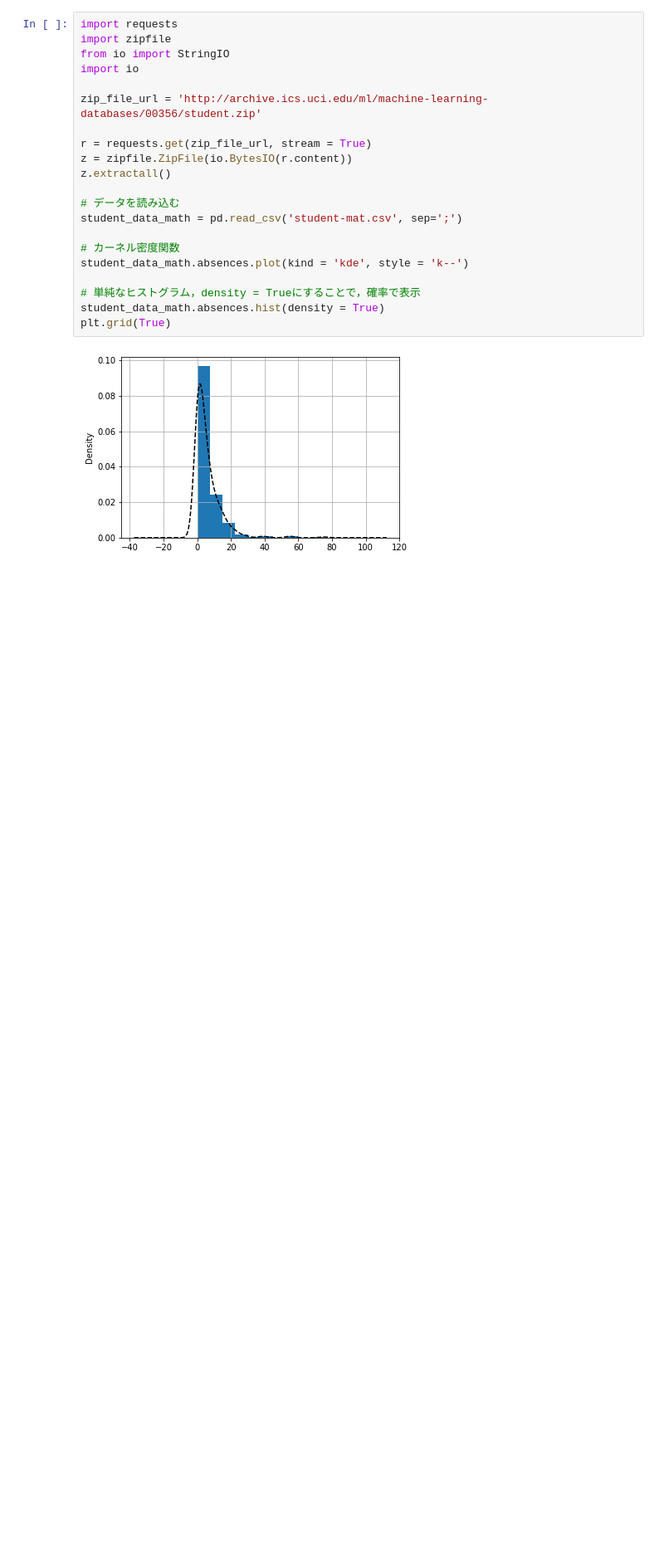
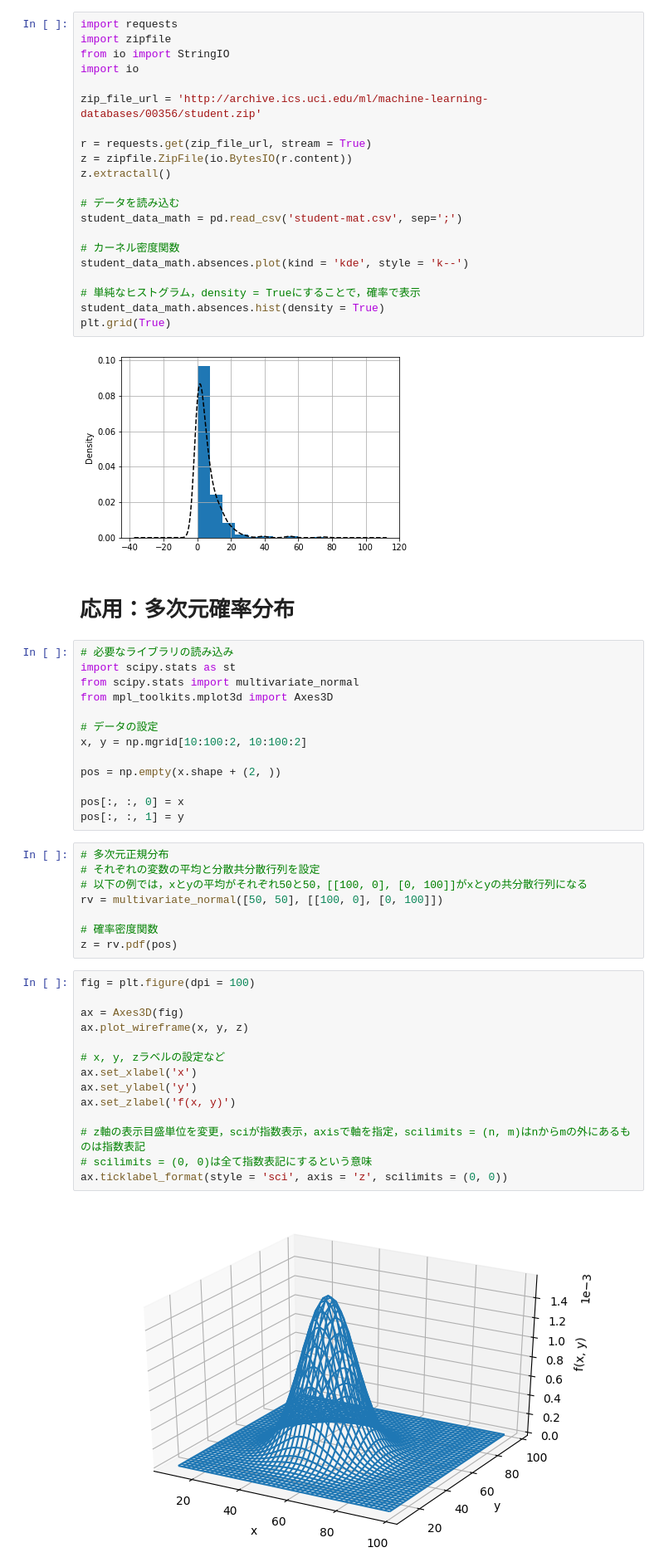
Before and after one commit to HidehikoMURAO/Data-Scientist-Training-Course, a Jupyter notebook: Chapter 4.ipynb, the cells around one changed output. Shown: that part at 83% size. Cells and saved outputs as stored; diff of their text form; blank space fills up the shorter version.

```diff
--- a/Chapter 4.ipynb
+++ b/Chapter 4.ipynb
@@ -138,3 +138,42 @@ student_data_math.absences.hist(density = True)
 plt.grid(True)
 # %% [output]
 [figure]
+# %% [markdown]
+# 応用：多次元確率分布
+# %%
+# 必要なライブラリの読み込み
+import scipy.stats as st
+from scipy.stats import multivariate_normal
+from mpl_toolkits.mplot3d import Axes3D
+
+# データの設定
+x, y = np.mgrid[10:100:2, 10:100:2]
+
+pos = np.empty(x.shape + (2, ))
+
+pos[:, :, 0] = x
+pos[:, :, 1] = y
+# %%
+# 多次元正規分布
+# それぞれの変数の平均と分散共分散行列を設定
+# 以下の例では，xとyの平均がそれぞれ50と50，[[100, 0], [0, 100]]がxとyの共分散行列になる
+rv = multivariate_normal([50, 50], [[100, 0], [0, 100]])
+
+# 確率密度関数
+z = rv.pdf(pos)
+# %%
+fig = plt.figure(dpi = 100)
+
+ax = Axes3D(fig)
+ax.plot_wireframe(x, y, z)
+
+# x, y, zラベルの設定など
+ax.set_xlabel('x')
+ax.set_ylabel('y')
+ax.set_zlabel('f(x, y)')
+
+# z軸の表示目盛単位を変更，sciが指数表示，axisで軸を指定，scilimits = (n, m)はnからmの外にあるものは指数表記
+# scilimits = (0, 0)は全て指数表記にするという意味
+ax.ticklabel_format(style = 'sci', axis = 'z', scilimits = (0, 0))
+# %% [output]
+[figure, added]
```
Also changed, not shown: parts of 1 cell of this notebook.
